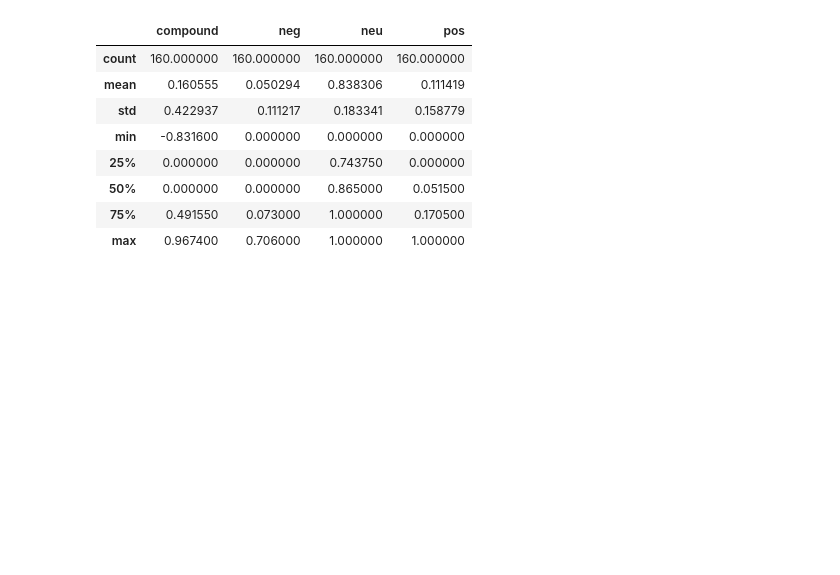
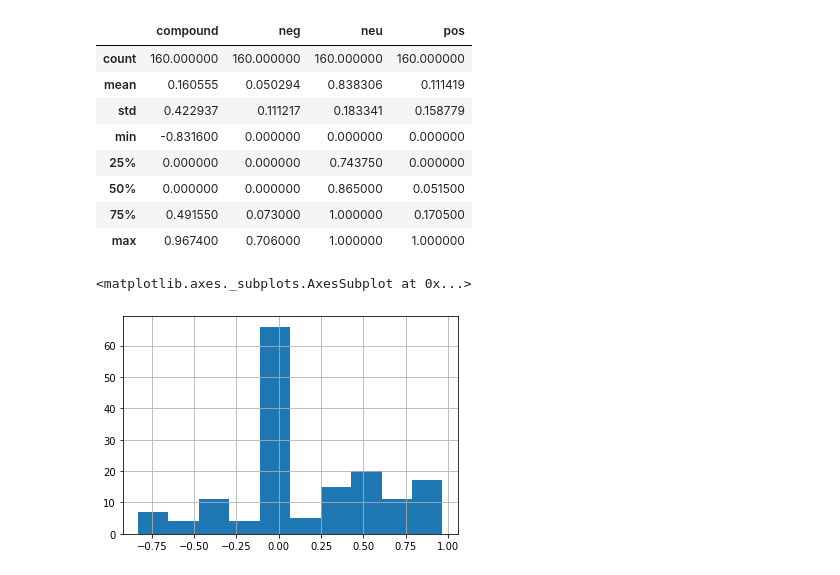
Before and after one commit to sriker415/no_scrubs_text, a Jupyter notebook: one_moore.ipynb, the cells around one changed output. Saved outputs shown, nothing was run; the diff lists cells and outputs as text; code cells hidden in the pictures; blank space fills up the shorter version.

```diff
--- a/one_moore.ipynb
+++ b/one_moore.ipynb
@@ -356,0 +355,5 @@ fig.show(renderer='svg')
+# %%
+output.compound.hist()
+# %% [output]
+<matplotlib.axes._subplots.AxesSubplot at 0x...>
+[figure, added]
```
Also changed, not shown: parts of 4 cells of this notebook.
